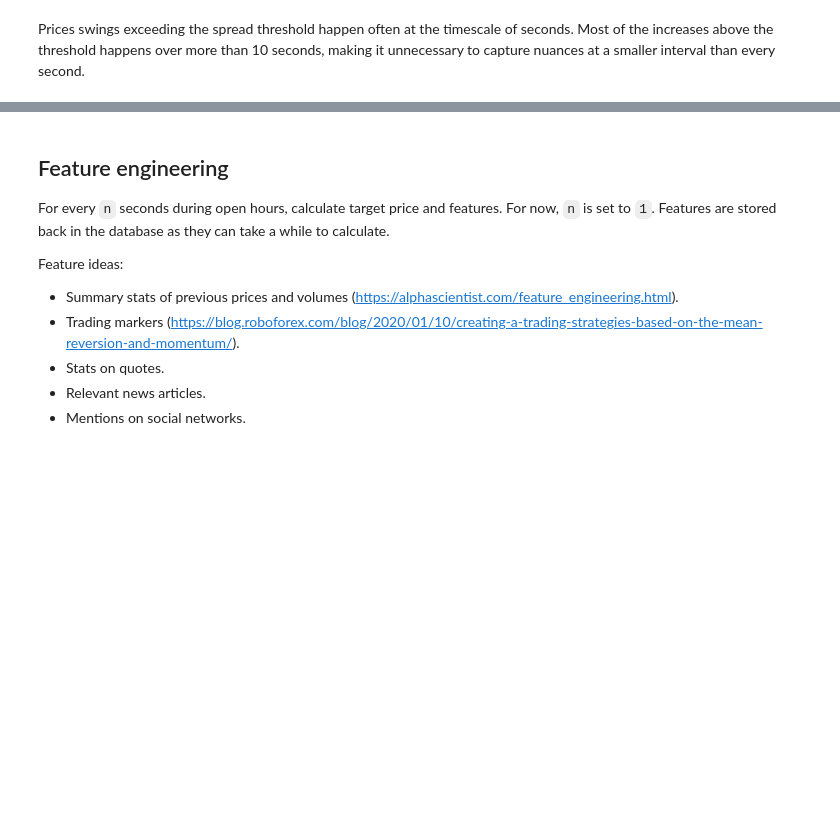
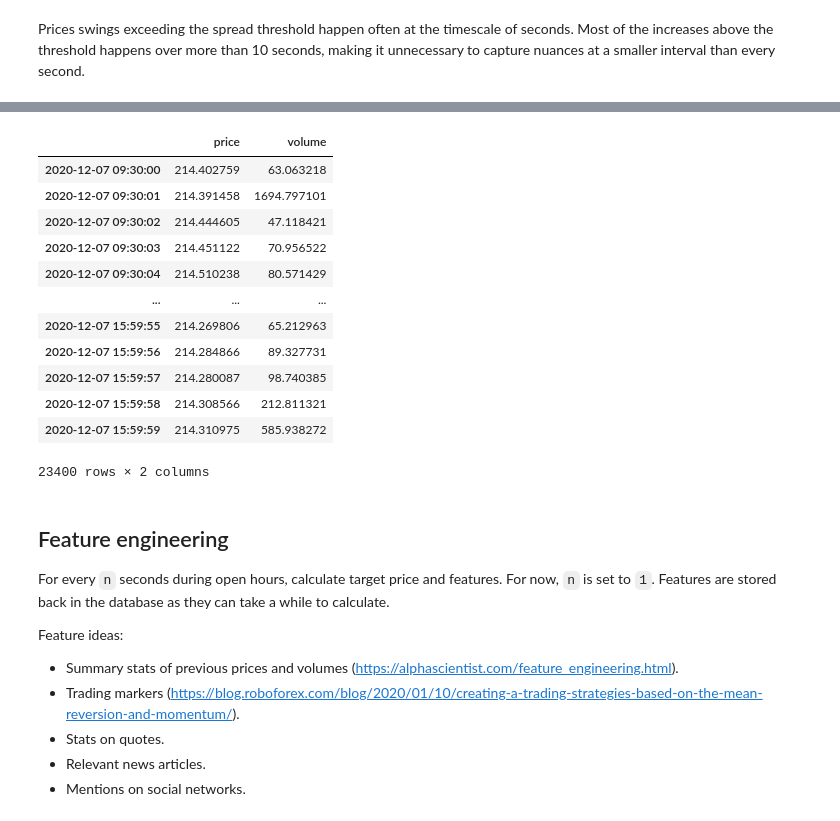
Before and after one commit to dwitvliet/project-stock-trading, a Jupyter notebook: stock_prediction.ipynb, the cells around one changed output, grey strips where cells are left out. Cells and saved outputs as stored; diff of their text form; code cells hidden in the pictures; blank space fills up the shorter version.

```diff
--- a/stock_prediction.ipynb
+++ b/stock_prediction.ipynb
@@ -211,3 +260,19 @@ Passive gain: -0.07%
+# %%
+a
+# %% [output]
+|  | price | volume |
+| 2020-12-07 09:30:00 | 214.402759 | 63.063218 |
+| 2020-12-07 09:30:01 | 214.391458 | 1694.797101 |
+| 2020-12-07 09:30:02 | 214.444605 | 47.118421 |
+| 2020-12-07 09:30:03 | 214.451122 | 70.956522 |
+| 2020-12-07 09:30:04 | 214.510238 | 80.571429 |
+| ... | ... | ... |
+| 2020-12-07 15:59:55 | 214.269806 | 65.212963 |
+| 2020-12-07 15:59:56 | 214.284866 | 89.327731 |
+| 2020-12-07 15:59:57 | 214.280087 | 98.740385 |
+| 2020-12-07 15:59:58 | 214.308566 | 212.811321 |
+| 2020-12-07 15:59:59 | 214.310975 | 585.938272 |
+23400 rows × 2 columns
 # %% [markdown]
 ## Feature engineering
 
```
Also changed, not shown: parts of 4 cells of this notebook.
